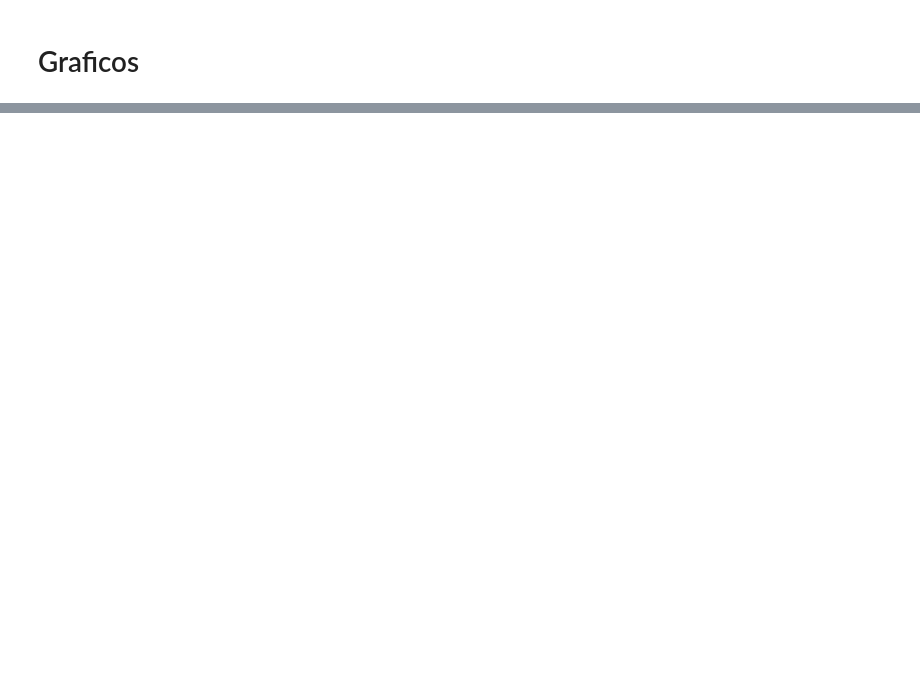
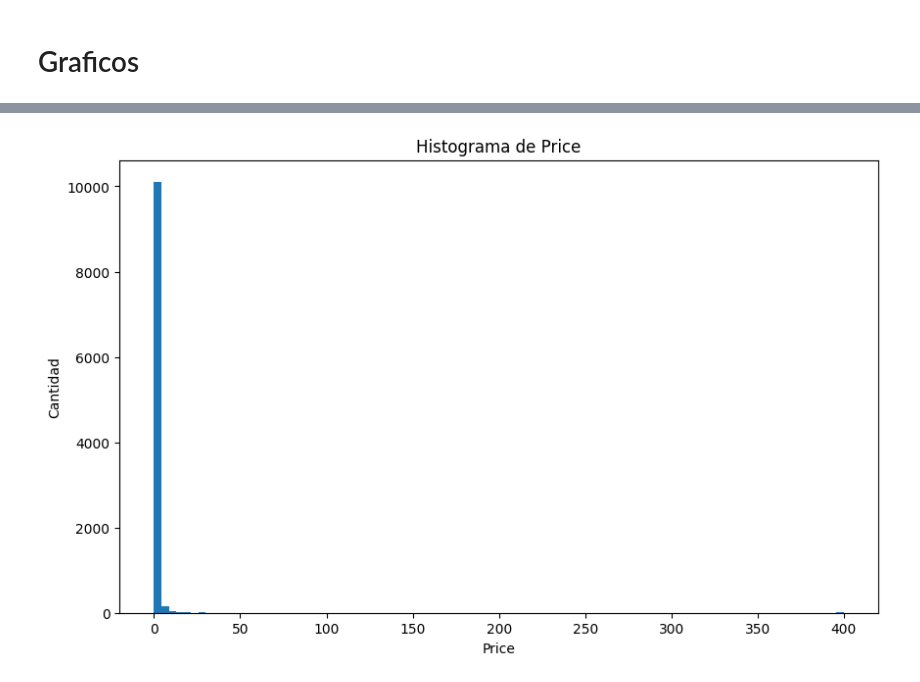
Before and after one commit to fernk01/Orga_Datos, a Jupyter notebook: tps/tp1/tp1.ipynb, the cells around one changed output, grey strips where cells are left out. Cells and saved outputs as stored; diff of their text form; code cells hidden in the pictures; blank space fills up the shorter version.

```diff
--- a/tps/tp1/tp1.ipynb
+++ b/tps/tp1/tp1.ipynb
@@ -284,0 +236,10 @@ plt.show()
+# %%
+# hacemos un histograma de la variable "Price".
+plt.figure(figsize=(10, 6))
+plt.hist(df_app["Price"], bins=93)
+plt.xlabel("Price")
+plt.ylabel("Cantidad")
+plt.title("Histograma de Price")
+plt.show()
+# %% [output]
+[figure, added]
```
Also changed, not shown: parts of 63 cells of this notebook.
